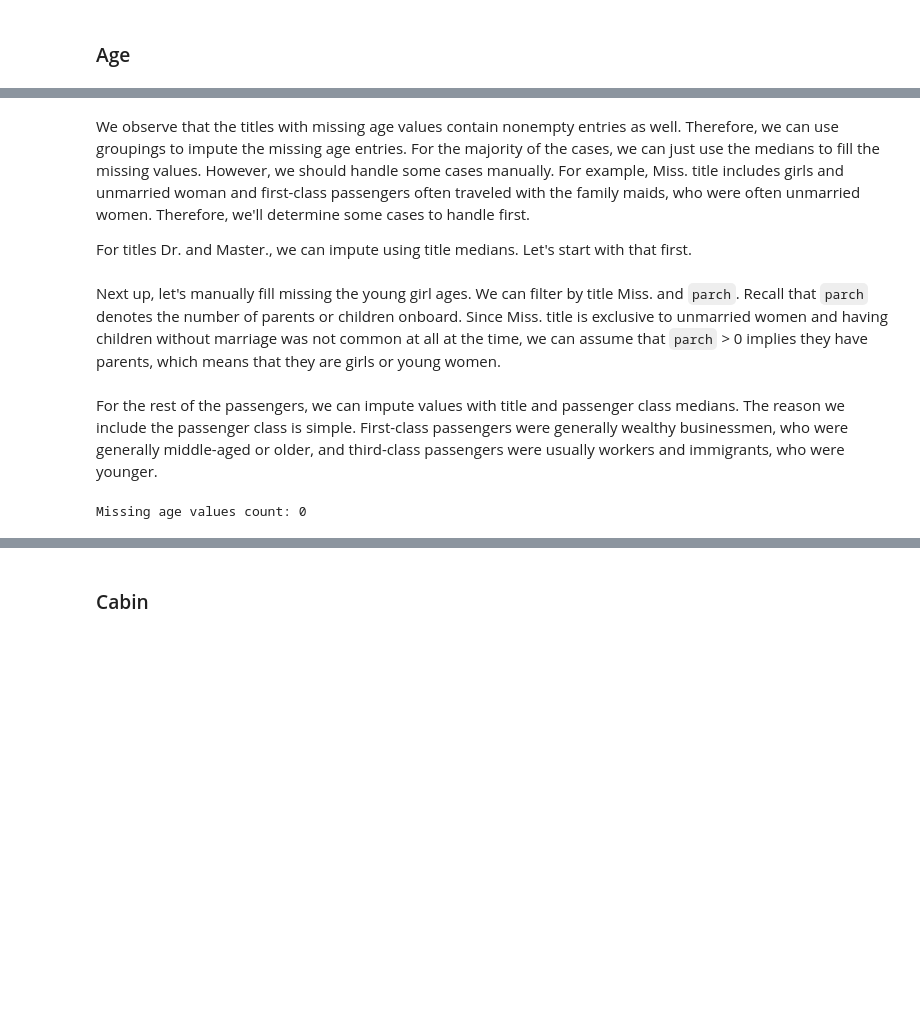
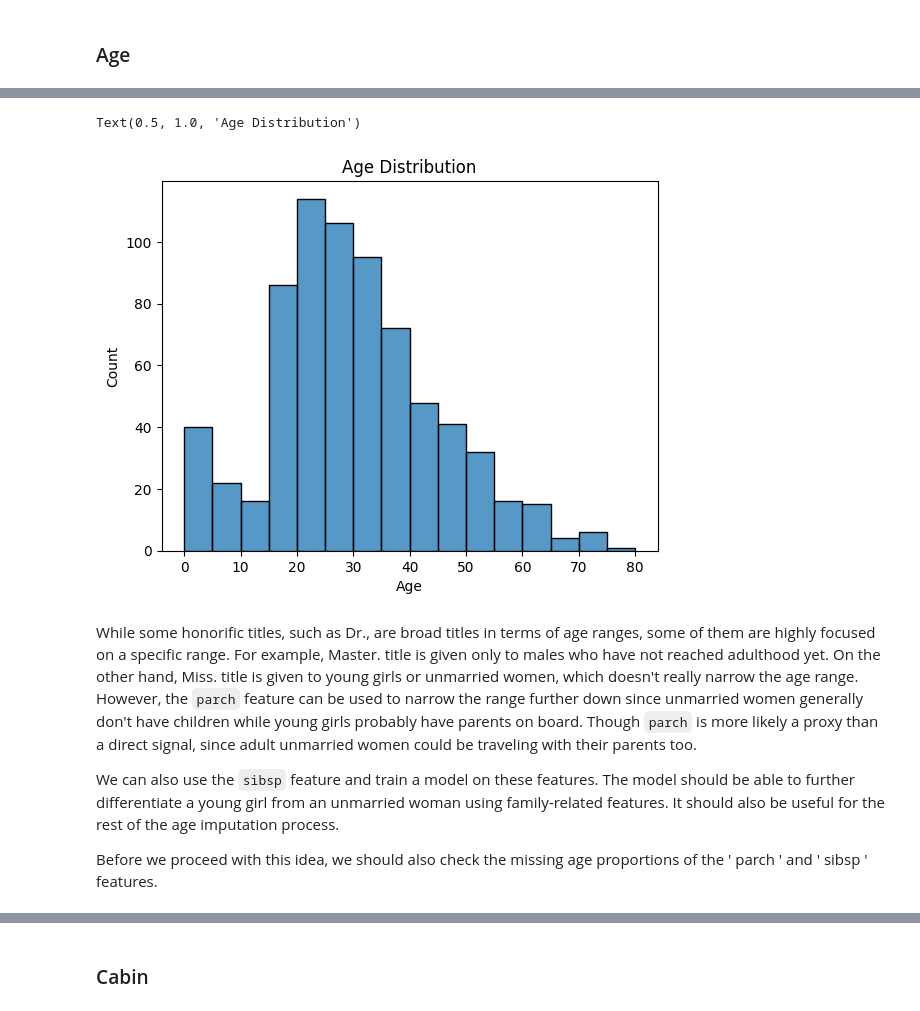
Before and after one commit to dunarand/Kaggle-Titanic-Competition, a Jupyter notebook: notebooks/2 - Data Wrangling.ipynb, the cells around one changed output, grey strips where cells are left out. Cells and saved outputs as stored; diff of their text form; code cells hidden in the pictures; blank space fills up the shorter version.

```diff
--- a/notebooks/2 - Data Wrangling.ipynb
+++ b/notebooks/2 - Data Wrangling.ipynb
@@ -549,3 +614,0 @@ from Southampton, we'll assign the `Embarked` as `S` for these passengers.
-# %%
-df["embarked"] = df["embarked"].fillna(value="S")
-print(f"Missing embarked values count: {df.embarked.isna().sum()}")
@@ -553,0 +660,13 @@ Missing embarked values count: 0
+# %%
+ticket_counts = df.groupby("ticket")["ticket"].transform("count")
+family_size = df["sibsp"] + df["parch"] + 1
+
+df["famsize"] = family_size
+
+group_size = np.where(
+    ticket_counts > 1, np.maximum(ticket_counts, family_size), family_size
+)
+
+df["fare_per_person"] = df["fare"] / group_size
+
+df[["fare", "fare_per_person"]].head(10)
@@ -559,4 +768,3 @@ can keep track of it during later stages.
 # %%
-na_ids = df.loc[df.age.isna(), "passengerid"]
-na_ids.to_csv("../data/raw/na_ids.csv")
+df["age_was_missing"] = df.age.isna().astype(int)
 # %% [markdown]
@@ -593,11 +815,26 @@ Name: count, dtype: int64
+# %%
+sns.histplot(data=df.loc[df.age.notna()], x="age", bins=np.arange(0, 85, 5))
+
+plt.xlabel("Age")
+plt.title("Age Distribution")
+# %% [output]
+Text(0.5, 1.0, 'Age Distribution')
+[figure, added]
 # %% [markdown]
-We observe that the titles with missing age values contain nonempty entries
-as well. Therefore, we can use groupings to impute the missing age entries.
-For the majority of the cases, we can just use the medians to fill the
-missing values. However, we should handle some cases manually. For example,
-Miss. title includes girls and unmarried woman and first-class passengers
-often traveled with the family maids, who were often unmarried women.
-Therefore, we'll determine some cases to handle first.
+While some honorific titles, such as Dr., are broad titles in terms of age
+ranges, some of them are highly focused on a specific range. For example,
+Master. title is given only to males who have not reached adulthood yet. On
+the other hand, Miss. title is given to young girls or unmarried women, which
+doesn't really narrow the age range. However, the `parch` feature can be used
+to narrow the range further down since unmarried women generally don't have
+children while young girls probably have parents on board. Though `parch` is
+more likely a proxy than a direct signal, since adult unmarried women could be
+traveling with their parents too.
 
-For titles Dr. and Master., we can impute using title medians. Let's start
-with that first.
+We can also use the `sibsp` feature and train a model on these features. The
+model should be able to further differentiate a young girl from an unmarried
+woman using family-related features. It should also be useful for the rest of
+the age imputation process.
+
+Before we proceed with this idea, we should also check the missing age
+proportions of the ' parch ' and ' sibsp ' features.
@@ -610,7 +840,0 @@ df.loc[(df.title == "Master.") & (df.age.isna()), "age"] = master_median
-# %% [markdown]
-Next up, let's manually fill missing the young girl ages. We can filter by
-title Miss. and `parch`. Recall that `parch` denotes the number of parents or
-children onboard. Since Miss. title is exclusive to unmarried women and
-having children without marriage was not common at all at the time, we can
-assume that `parch` > 0 implies they have parents, which means that they are
-girls or young women.
@@ -621,13 +840,0 @@ df.loc[mask & (df.age.isna()), "age"] = young_girl_median
-# %% [markdown]
-For the rest of the passengers, we can impute values with title and passenger
-class medians. The reason we include the passenger class is simple.
-First-class passengers were generally wealthy businessmen, who were generally
-middle-aged or older, and third-class passengers were usually workers and
-immigrants, who were younger.
-# %%
-df["age"] = df["age"].fillna(
-    df.groupby(by=["title", "pclass"])["age"].transform("median")
-)
-print(f"Missing age values count: {df.age.isna().sum()}")
-# %% [output]
-Missing age values count: 0
```
Also changed, not shown: parts of 70 cells of this notebook, 2 other files.
